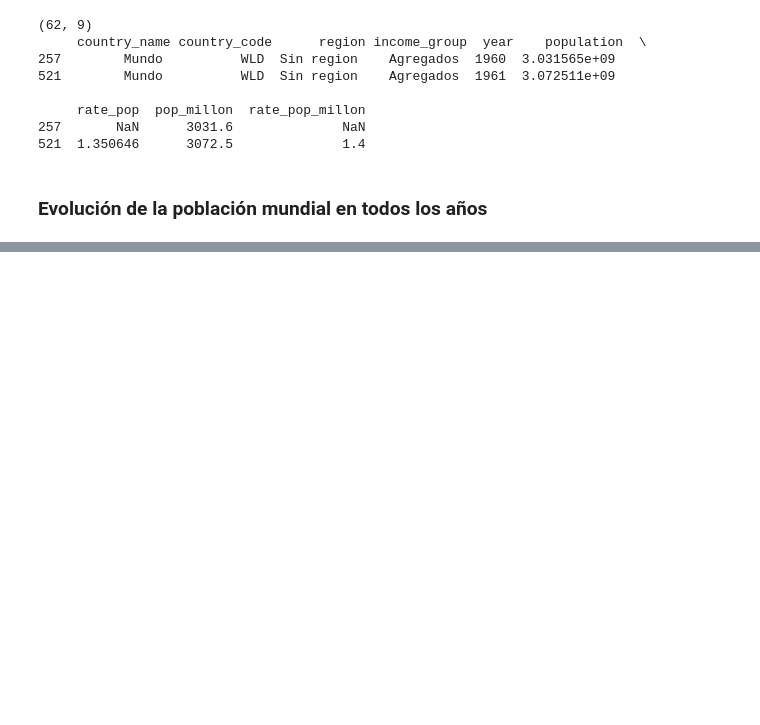
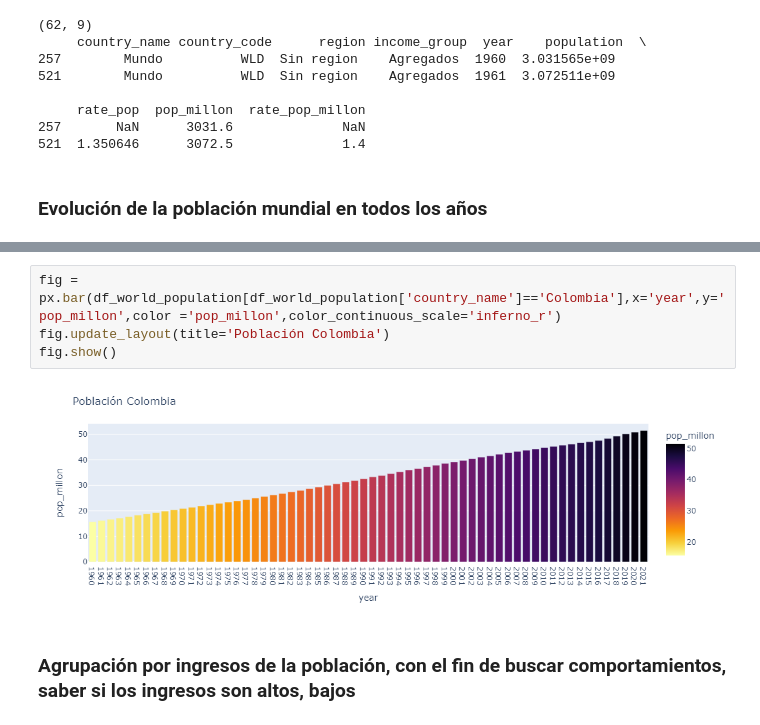
Before and after one commit to vasoto22/pythonetl, a Jupyter notebook: src/etl/transformacion.ipynb, the cells around one changed output, grey strips where cells are left out. Saved outputs shown, nothing was run; the diff lists cells and outputs as text; blank space fills up the shorter version.

```diff
--- a/src/etl/transformacion.ipynb
+++ b/src/etl/transformacion.ipynb
@@ -418,0 +420,8 @@ fig.show()
+# %%
+fig = px.bar(df_world_population[df_world_population['country_name']=='Colombia'],x='year',y='pop_millon',color ='pop_millon',color_continuous_scale='inferno_r')
+fig.update_layout(title='Población Colombia')
+fig.show()
+# %% [output]
+[figure, added]
+# %% [markdown]
+### Agrupación por ingresos de la población, con el fin de buscar comportamientos, saber si los ingresos son altos, bajos
```
Also changed, not shown: parts of 10 cells of this notebook.
